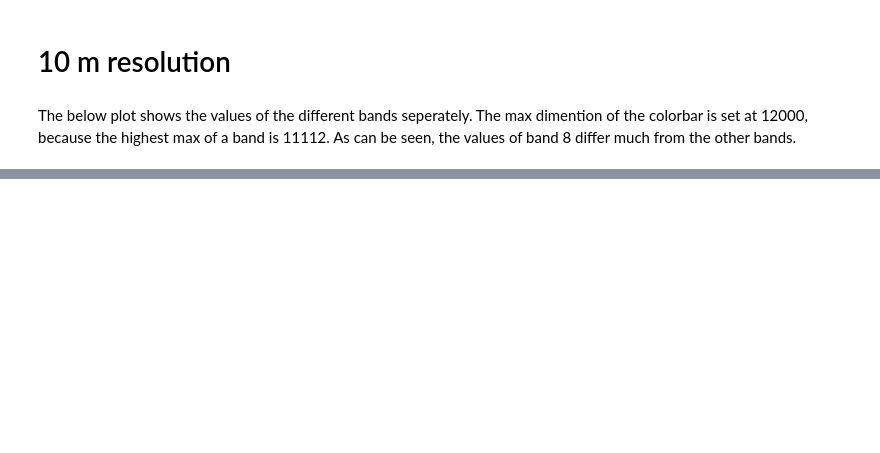
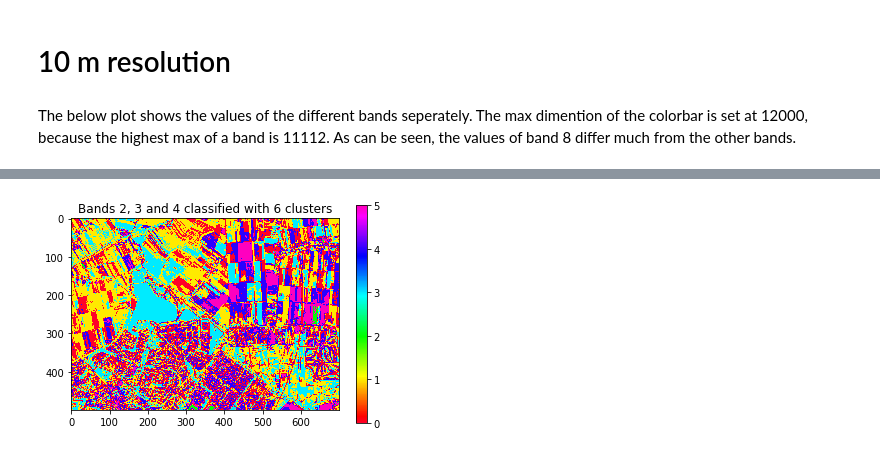
Before and after one commit to Lisageers/geo1001_hw02, a Jupyter notebook: hw02_Lisa_new.ipynb, the cells around one changed output, grey strips where cells are left out. Saved outputs shown, nothing was run; the diff lists cells and outputs as text; code cells hidden in the pictures; blank space fills up the shorter version.

```diff
--- a/hw02_Lisa_new.ipynb
+++ b/hw02_Lisa_new.ipynb
@@ -99,0 +120,17 @@ plt.show()
+# %%
+B234 = np.dstack((B2, B3, B4))
+
+B234_1d = B234[:,:,:].reshape((B234.shape[0]* B234.shape[1], B234.shape[2]))
+
+cl = cluster.KMeans(init='random', n_clusters=6)
+param = cl.fit(B234_1d)
+img_cl = cl.labels_
+# img_cl = img_cl.reshape(B234[:,:,0].shape)
+# %%
+plt.figure()
+plt.title("Bands 2, 3 and 4 classified with 6 clusters")
+plt.imshow(img_cl, cmap='gist_rainbow')
+plt.colorbar()
+plt.show()
+# %% [output]
+[figure, added]
```
Also changed, not shown: parts of 8 cells of this notebook.
